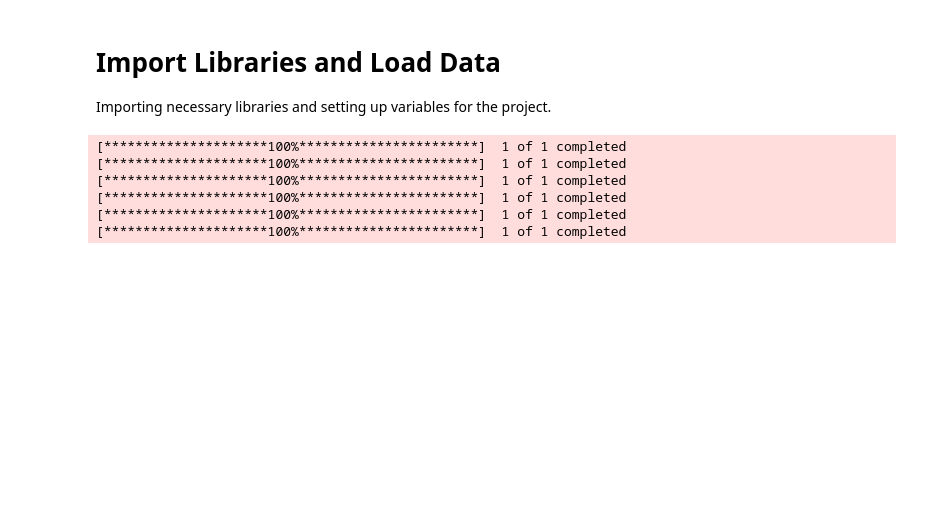
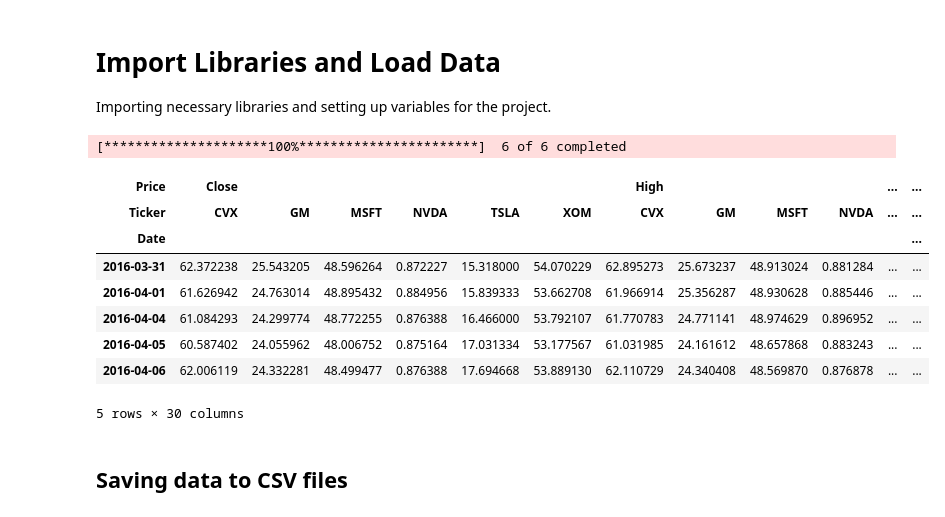
Before and after one commit to LucaGiani787/finance-project, a Jupyter notebook: project.ipynb, the cells around one changed output. Saved outputs shown, nothing was run; the diff lists cells and outputs as text; code cells hidden in the pictures; blank space fills up the shorter version.

```diff
--- a/project.ipynb
+++ b/project.ipynb
@@ -5,23 +5,26 @@ Importing necessary libraries and setting up variables for the project.
 # %%
 import pandas as pd
 import numpy as np
 import matplotlib.pyplot as plt
 import yfinance as yf
 import datetime as dt
 
 start_date = dt.datetime(2016, 3, 31)
 end_date = dt.datetime(2026, 3, 31)
 
-NVDA = yf.download('NVDA', start=start_date, end=end_date)
-MSFT = yf.download('MSFT', start=start_date, end=end_date)
-TSLA = yf.download('TSLA', start=start_date, end=end_date)
-GM = yf.download('GM', start=start_date, end=end_date)
-NEE = yf.download('NEE', start=start_date, end=end_date)
-CVX = yf.download('CVX', start=start_date, end=end_date)
+data = yf.download(['MSFT', 'NVDA', 'TSLA', 'GM', 'XOM', 'CVX'], start=start_date, end=end_date)
+
+data.head()
 # %% [output]
-[*********************100%***********************]  1 of 1 completed
-[*********************100%***********************]  1 of 1 completed
-[*********************100%***********************]  1 of 1 completed
-[*********************100%***********************]  1 of 1 completed
-[*********************100%***********************]  1 of 1 completed
-[*********************100%***********************]  1 of 1 completed
+[*********************100%***********************]  6 of 6 completed
+| Price | Close |  |  |  |  |  | High |  |  |  | ... | ... |
+| Ticker | CVX | GM | MSFT | NVDA | TSLA | XOM | CVX | GM | MSFT | NVDA | ... | ... |
+| Date |  |  |  |  |  |  |  |  |  |  |  | ... |
+| 2016-03-31 | 62.372238 | 25.543205 | 48.596264 | 0.872227 | 15.318000 | 54.070229 | 62.895273 | 25.673237 | 48.913024 | 0.881284 | ... | ... |
+| 2016-04-01 | 61.626942 | 24.763014 | 48.895432 | 0.884956 | 15.839333 | 53.662708 | 61.966914 | 25.356287 | 48.930628 | 0.885446 | ... | ... |
+| 2016-04-04 | 61.084293 | 24.299774 | 48.772255 | 0.876388 | 16.466000 | 53.792107 | 61.770783 | 24.771141 | 48.974629 | 0.896952 | ... | ... |
+| 2016-04-05 | 60.587402 | 24.055962 | 48.006752 | 0.875164 | 17.031334 | 53.177567 | 61.031985 | 24.161612 | 48.657868 | 0.883243 | ... | ... |
+| 2016-04-06 | 62.006119 | 24.332281 | 48.499477 | 0.876388 | 17.694668 | 53.889130 | 62.110729 | 24.340408 | 48.569870 | 0.876878 | ... | ... |
+5 rows × 30 columns
+# %% [markdown]
+## Saving data to CSV files
```
Also changed, not shown: parts of 4 cells of this notebook, 10 other files.
